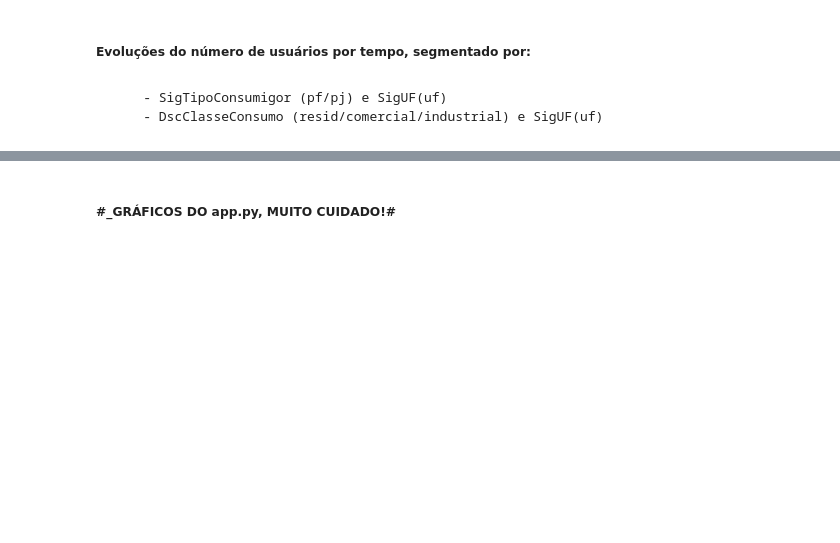
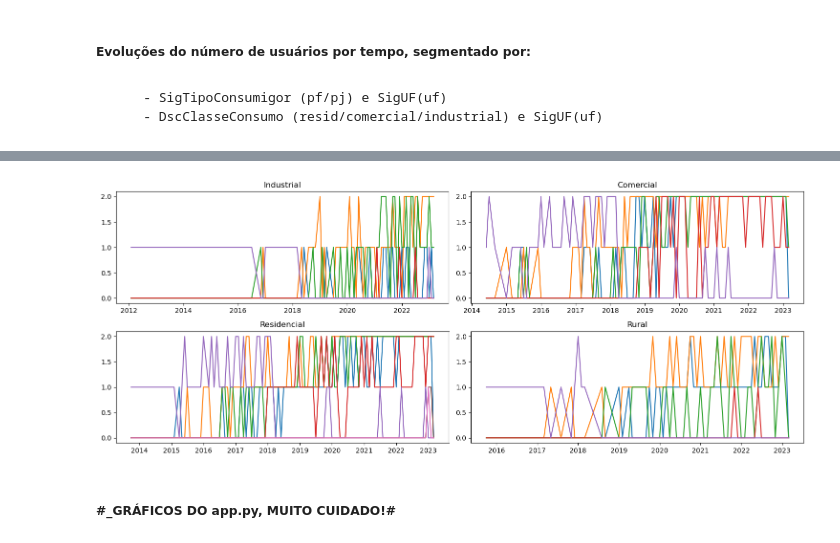
Before and after one commit to gabriel1berto/Aneel_, a Jupyter notebook: Codigos/Desafio 1.ipynb, the cells around one changed output, grey strips where cells are left out. Drawn from its saved outputs; the diff is of its cells as text; code cells hidden in the pictures; blank space fills up the shorter version.

```diff
--- a/Codigos/Desafio 1.ipynb
+++ b/Codigos/Desafio 1.ipynb
@@ -555,3 +589,49 @@ Text(0.5, 1.0, 'AC')
+# %%
+# novos usuários por tipo de consumo estado
+counts = df_clean.groupby(['Ano_Mes', 'SigUF','SigTipoConsumidor', 'DscClasseConsumo']).agg({'NumCPFCNPJ': 'nunique'}).reset_index()
+#counts_group = counts.groupby(['Ano_Mes','DscClasseConsumo','SigUF']).count().reset_index().sort_values(by='Ano_Mes')
+counts_group['DscClasseConsumo'].unique()
+
+
+
+def gerar_grafico(ClasseConsumo):
+
+    counts_filter = counts_group[counts_group['DscClasseConsumo'] == ClasseConsumo]
+    counts_pivot = counts_filter.pivot(index='Ano_Mes', columns=['SigUF'], values='NumCPFCNPJ')
+    counts_pivot.replace(np.nan,0, inplace=True)
+    counts_pivot = counts_pivot.reset_index()
+    counts_pivot['Ano_Mes'] = pd.to_datetime(counts_pivot['Ano_Mes'])
+    counts_pivot = counts_pivot.sort_values(by='Ano_Mes')
+    counts_pivot = counts_pivot.set_index('Ano_Mes')
+    return counts_pivot
+
+
+
+# Criar uma figura com 2 linhas e 2 colunas de subplots
+fig, axs = plt.subplots(nrows=2, ncols=2, figsize=(15, 6))
+
+# Plotar o primeiro gráfico no primeiro subplot
+axs[0, 0].plot(gerar_grafico('Industrial'))
+axs[0, 0].set_title('Industrial')
+
+axs[0, 1].plot(gerar_grafico('Comercial'))
+axs[0, 1].set_title('Comercial')
+
+axs[1, 0].plot(gerar_grafico('Residencial'))
+axs[1, 0].set_title('Residencial')
+
+axs[1, 1].plot(gerar_grafico('Rural'))
+axs[1, 1].set_title('Rural')
+
+#'Industrial', 'Residencial', 'Comercial', 'Rural', 'Poder Público', 'Serviço Público'
+
+# Ajustar a distância entre os subplots
+fig.tight_layout()
+
+# Mostrar a figura
+plt.show()
+# %% [output]
+[figure, added]
 # %%
 def grafico_novos_usuarios_classe(counts):
     counts_filtered = counts.query('Ano >= 2018')
```
Also changed, not shown: parts of 32 cells of this notebook, 1 other file.
